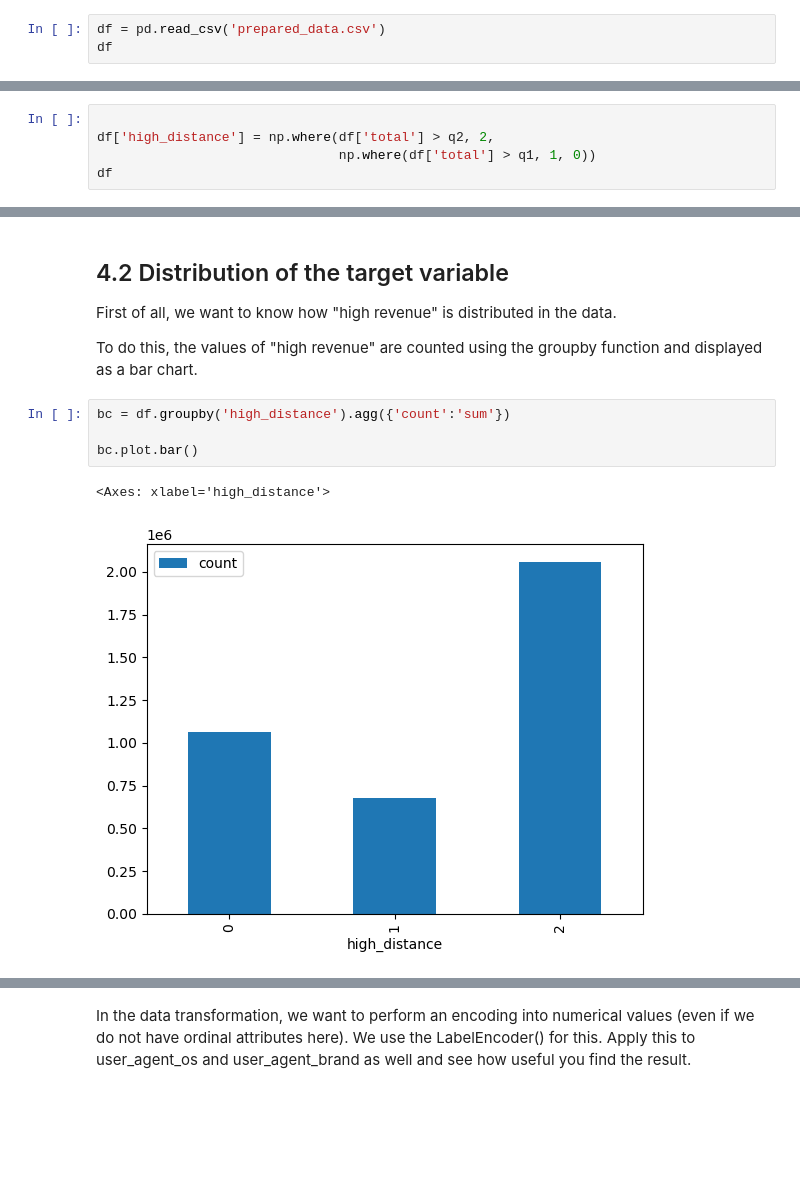
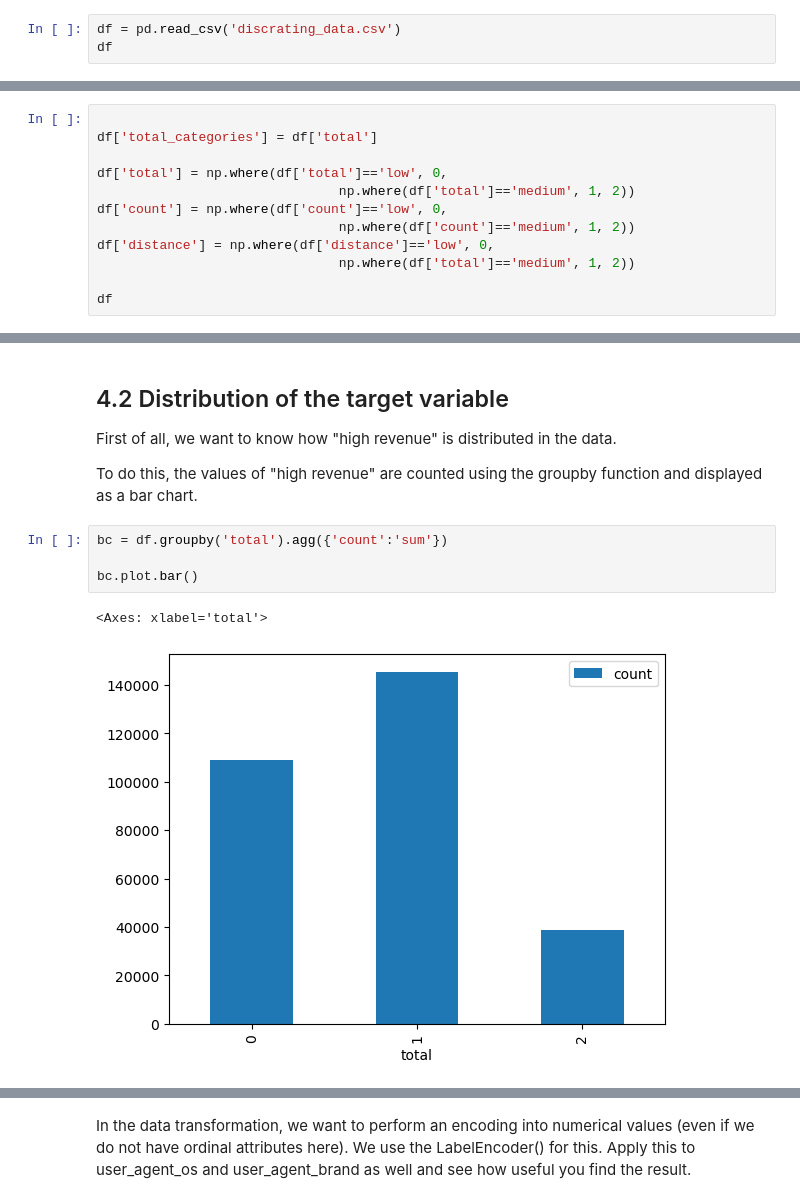
Before and after one commit to jordantatue/datamining, a Jupyter notebook: model_evaluation.ipynb, the cells around one changed output, grey strips where cells are left out. Saved outputs shown, nothing was run; the diff lists cells and outputs as text; blank space fills up the shorter version.

```diff
--- a/model_evaluation.ipynb
+++ b/model_evaluation.ipynb
@@ -24,6 +24,6 @@ import matplotlib.pyplot as plt
 # %% [markdown]
 Read in the customer data again and enter the first lines.
 # %%
-df = pd.read_csv('prepared_data.csv')
+df = pd.read_csv('discrating_data.csv')
 df
 # %% [output]
@@ -63,5 +50,0 @@ print(q1, q2)
-# %%
-
-df['high_distance'] = np.where(df['total'] > q2, 2,
-                               np.where(df['total'] > q1, 1, 0))
-df
@@ -67,0 +82,12 @@ df
+# %%
+
+df['total_categories'] = df['total']
+
+df['total'] = np.where(df['total']=='low', 0,
+                               np.where(df['total']=='medium', 1, 2))
+df['count'] = np.where(df['count']=='low', 0,
+                               np.where(df['count']=='medium', 1, 2))
+df['distance'] = np.where(df['distance']=='low', 0,
+                               np.where(df['total']=='medium', 1, 2))
+
+df
@@ -72,12 +112,12 @@ First of all, we want to know how "high revenue" is distributed in the data.
 
 To do this, the values of "high revenue" are counted using the groupby function and displayed as a bar chart.
 # %%
-bc = df.groupby('high_distance').agg({'count':'sum'})
+bc = df.groupby('total').agg({'count':'sum'})
 
 bc.plot.bar()
 # %% [output]
-<Axes: xlabel='high_distance'>
+<Axes: xlabel='total'>
-[figure, old version]
+[figure, new version]
 # %% [markdown]
 ## 4.3 Data reduction & cleansing
 
```
Also changed, not shown: parts of 26 cells of this notebook, 8 other files.
